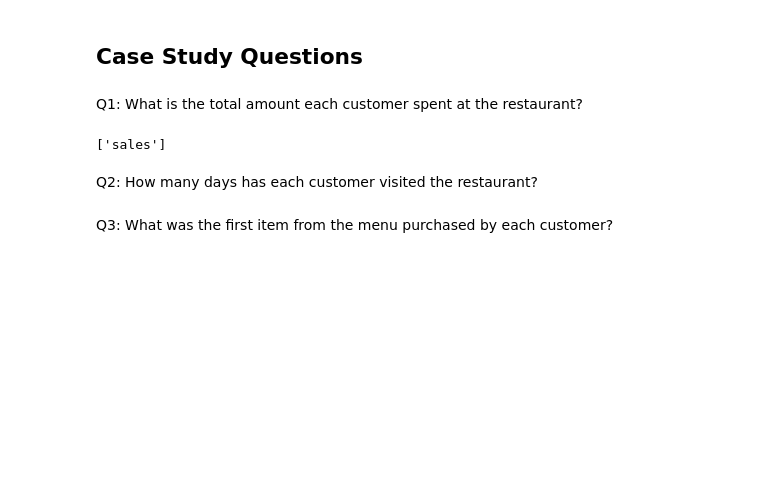
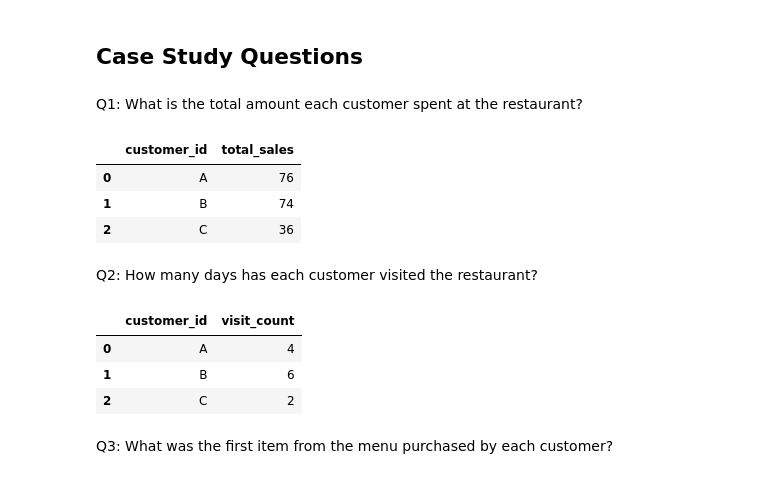
Before and after one commit to 20100215/8_Week_SQL_Challenge, a Jupyter notebook: week1.ipynb, the cells around one changed output. Drawn from its saved outputs; the diff is of its cells as text; code cells hidden in the pictures; blank space fills up the shorter version.

```diff
--- a/week1.ipynb
+++ b/week1.ipynb
@@ -82,17 +82,39 @@ Q1: What is the total amount each customer spent at the restaurant?
 # %%
 # Sample
 query = """
     SELECT
-        customer_id,
-        sum(amount)
-    FROM
-
+        sales.customer_id,
+        SUM(menu.price) AS total_sales
+    FROM sales
+    INNER JOIN menu
+        ON sales.product_id = menu.product_id
+    GROUP BY sales.customer_id
+    ORDER BY sales.customer_id ASC;
 """
 result = pd.read_sql_query(query, conn)
 result
 # %% [output]
-['sales']
+|  | customer_id | total_sales |
+| 0 | A | 76 |
+| 1 | B | 74 |
+| 2 | C | 36 |
 # %% [markdown]
 Q2: How many days has each customer visited the restaurant?
+# %%
+# Sample
+query = """
+    SELECT
+        customer_id,
+        COUNT(DISTINCT order_date) AS visit_count
+    FROM  sales
+    GROUP BY customer_id;
+"""
+result = pd.read_sql_query(query, conn)
+result
+# %% [output]
+|  | customer_id | visit_count |
+| 0 | A | 4 |
+| 1 | B | 6 |
+| 2 | C | 2 |
 # %% [markdown]
 Q3: What was the first item from the menu purchased by each customer?
```
Also changed, not shown: parts of 10 cells of this notebook.
